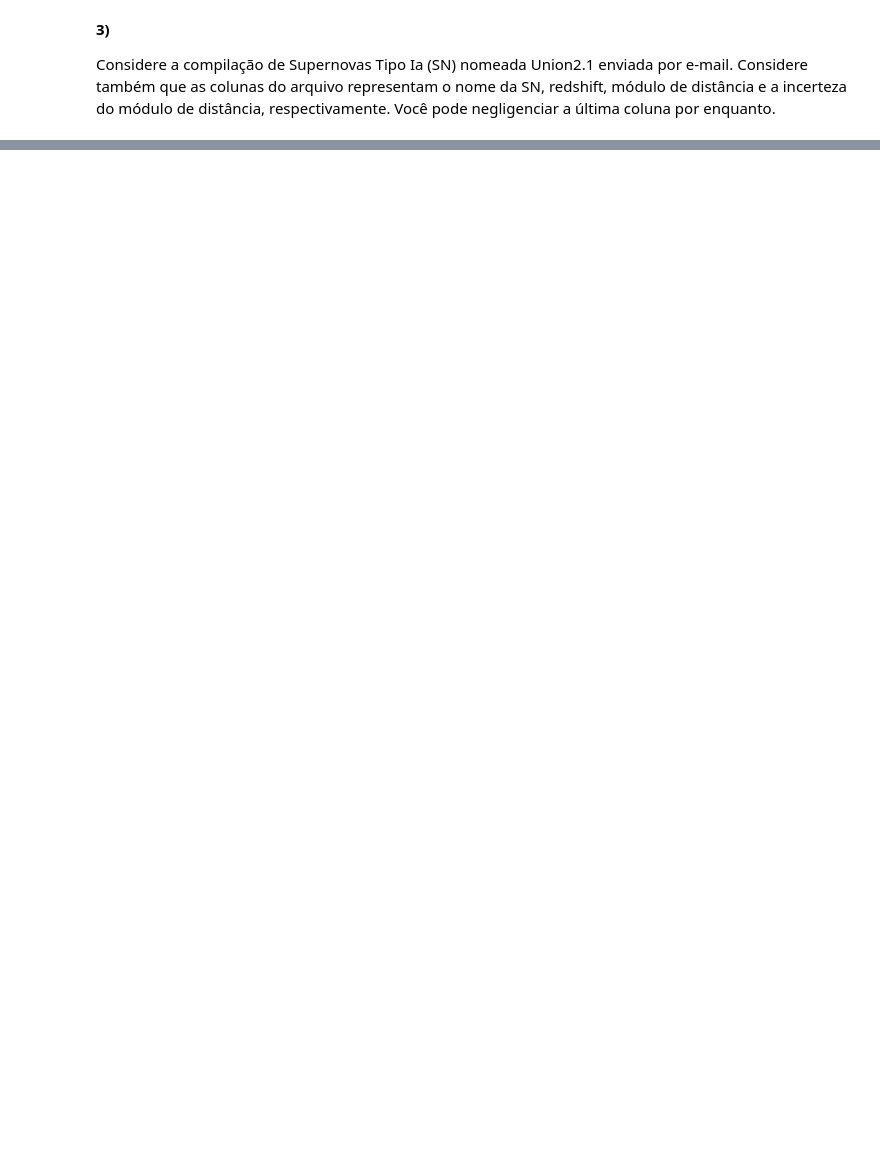
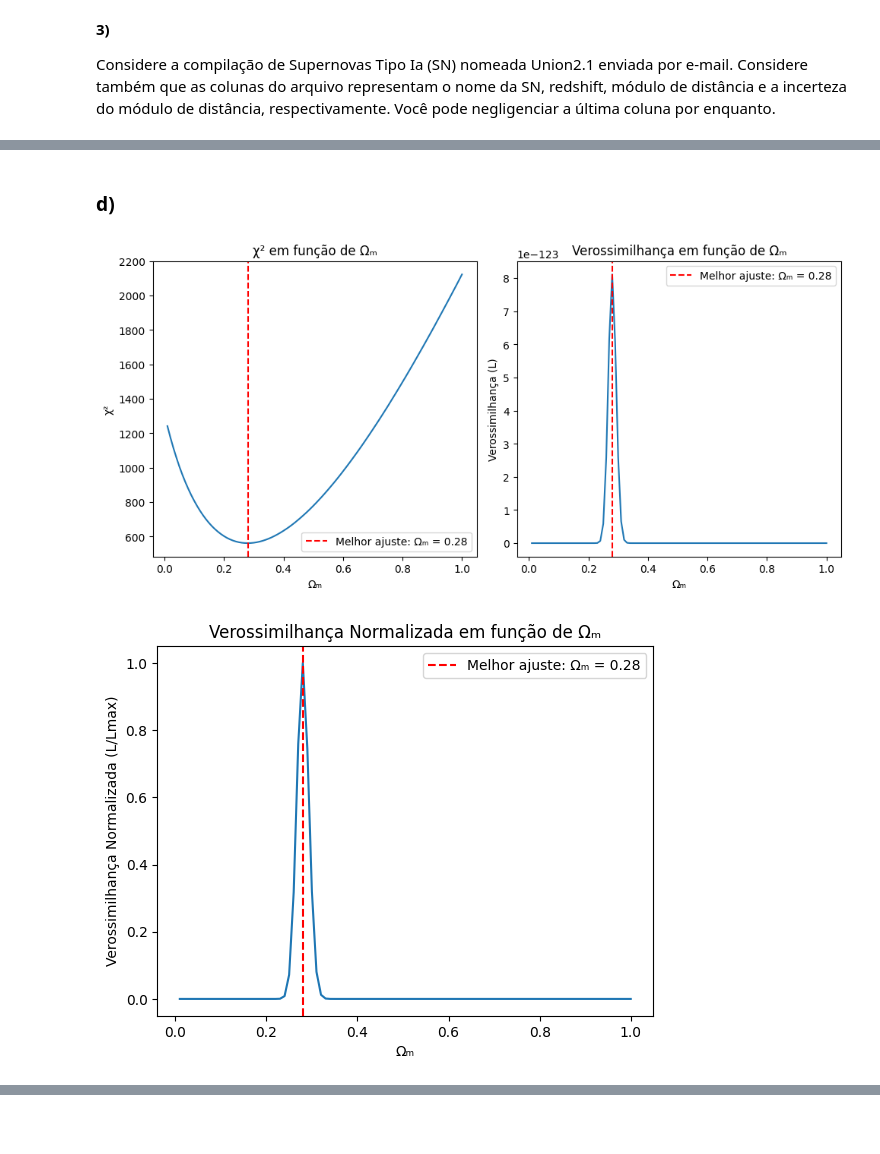
Before and after one commit to TLaidler/Portfolio, a Jupyter notebook: Astrofisica/AstroEstat1.ipynb, the cells around one changed output, grey strips where cells are left out. Saved outputs shown, nothing was run; the diff lists cells and outputs as text; code cells hidden in the pictures; blank space fills up the shorter version.

```diff
--- a/Astrofisica/AstroEstat1.ipynb
+++ b/Astrofisica/AstroEstat1.ipynb
@@ -159,3 +173,5 @@ Considere a compilação de Supernovas Tipo Ia (SN) nomeada Union2.1 enviada por
 # %%
- np.genfromtxt("SCPUnion2.1_mu_vs_z.txt", comments='#', dtype=None, encoding=None)
+Union21 = pd.DataFrame(np.genfromtxt("SCPUnion2.1_mu_vs_z.txt", comments='#', dtype=None, encoding=None))
+Union21.columns = ["name", "redshift", "distance_mod", "distance_std", "ignore"]
+Union21
 # %% [output]
@@ -181,8 +193,6 @@ array([('1993ah', 0.028488  , 35.34658339, 0.22390593, 1.28418942e-01),
 c = 3e5  # Velocidade da luz em km/s
 H0 = 70  # Constante de Hubble em km/s/Mpc
 
-# Carregar dados do arquivo Union2.1 (assumindo que o arquivo está no formato .txt)
-data = np.loadtxt("SCPUnion2.1_mu_vs_z.txt")
-z_data = data[:, 1]  # Redshift
-mu_data = data[:, 2]  # Módulo de distância observado
-sigma_mu = data[:, 3]  # Incerteza do módulo de distância
+z_data = Union21['redshift']  # Redshift
+mu_data = Union21['distance_mod']   # Módulo de distância observado # µ = m - M = 5 log d - 5
+sigma_mu = Union21['distance_std']  # Incerteza do módulo de distância
@@ -260,0 +239,58 @@ print(f"\nO valor de Ωm que fornece o melhor ajuste (menor χ²) é: {melhor_O
+# %% [markdown]
+### d)
+# %%
+# Intervalo de valores de Omega_m para testar
+Omega_m_valores = np.linspace(0.01, 1, 100)  # Testar valores de 0.01 a 1
+
+# Listas para armazenar os valores de chi2 e verossimilhança
+chi2_valores = []
+verossimilhanca_valores = []
+
+# Calcular o χ² e a verossimilhança para cada valor de Omega_m
+for Omega_m in Omega_m_valores:
+    mu_modelo_valores = mu_modelo(z_data, Omega_m)
+    chi2 = np.sum(((mu_modelo_valores - mu_data) / sigma_mu)**2)
+    chi2_valores.append(chi2)
+
+    # Calcular a verossimilhança
+    verossimilhanca = np.exp(-chi2 / 2)
+    verossimilhanca_valores.append(verossimilhanca)
+
+# Encontrar o índice do menor valor de chi2 (melhor ajuste)
+indice_min_chi2 = np.argmin(chi2_valores)
+melhor_Omega_m = Omega_m_valores[indice_min_chi2]
+
+# Plot
+plt.figure(figsize=(10, 5))
+
+plt.subplot(1, 2, 1)
+plt.plot(Omega_m_valores, chi2_valores)
+plt.xlabel("Ωₘ")
+plt.ylabel("χ²")
+plt.title("χ² em função de Ωₘ")
+plt.axvline(melhor_Omega_m, color='red', linestyle='--', label=f"Melhor ajuste: Ωₘ = {melhor_Omega_m:.2f}")
+plt.legend()
+
+plt.subplot(1, 2, 2)
+plt.plot(Omega_m_valores, verossimilhanca_valores)
+plt.xlabel("Ωₘ")
+plt.ylabel("Verossimilhança (L)")
+plt.title("Verossimilhança em função de Ωₘ")
+plt.axvline(melhor_Omega_m, color='red', linestyle='--', label=f"Melhor ajuste: Ωₘ = {melhor_Omega_m:.2f}")
+plt.legend()
+
+plt.tight_layout()
+plt.show()
+
+verossimilhanca_normalizada = verossimilhanca_valores / np.max(verossimilhanca_valores)
+plt.figure()
+plt.plot(Omega_m_valores, verossimilhanca_normalizada)
+plt.xlabel("Ωₘ")
+plt.ylabel("Verossimilhança Normalizada (L/Lmax)")
+plt.title("Verossimilhança Normalizada em função de Ωₘ")
+plt.axvline(melhor_Omega_m, color='red', linestyle='--', label=f"Melhor ajuste: Ωₘ = {melhor_Omega_m:.2f}")
+plt.legend()
+plt.show()
+# %% [output]
+[figure, added]
+[figure, added]
```
Also changed, not shown: parts of 19 cells of this notebook.
